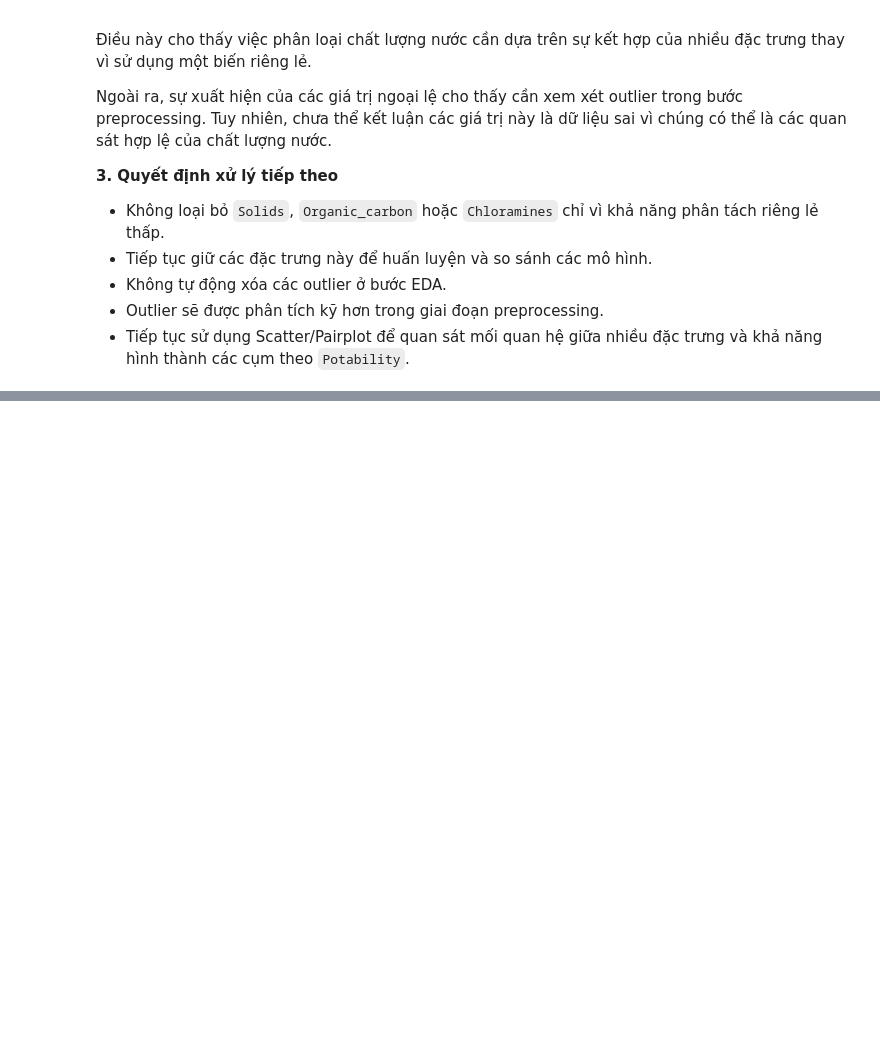
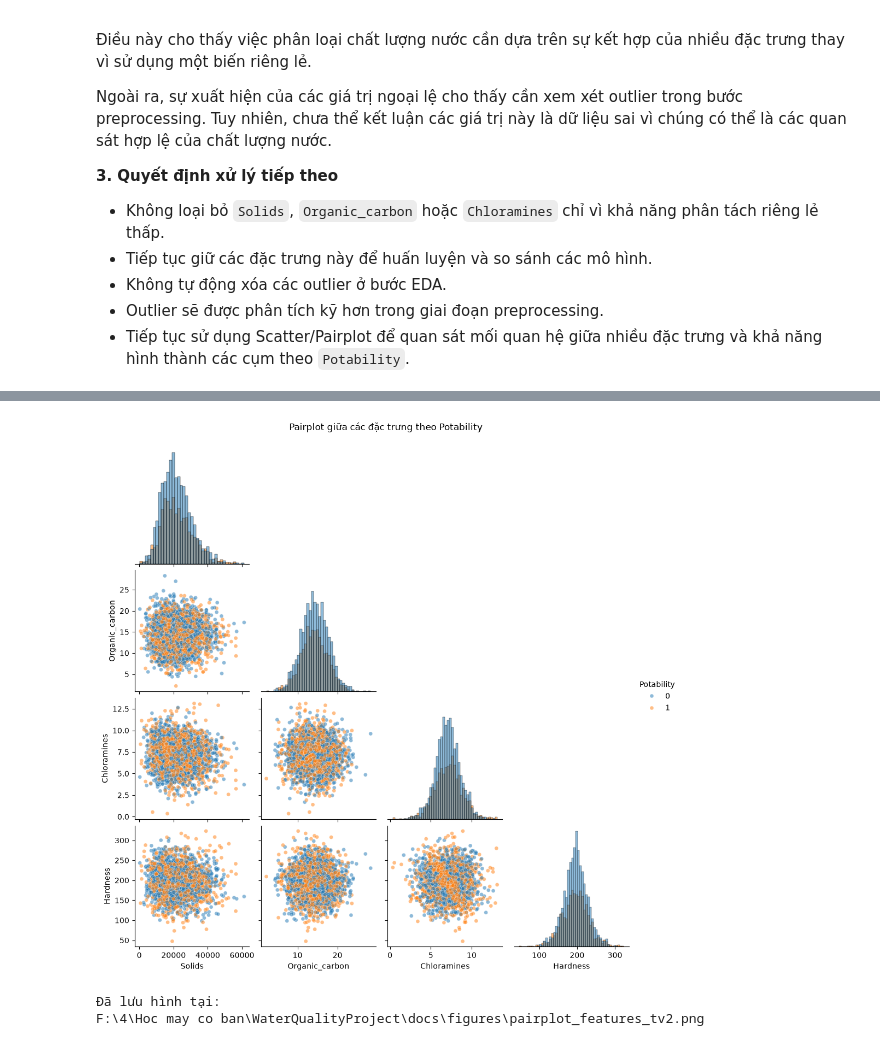
Before and after one commit to hoangthiyen01112005-ux/WaterQualityProject, a Jupyter notebook: ai-models/colab/01_eda.ipynb, the cells around one changed output, grey strips where cells are left out. Drawn from its saved outputs; the diff is of its cells as text; code cells hidden in the pictures; blank space fills up the shorter version.

```diff
--- a/ai-models/colab/01_eda.ipynb
+++ b/ai-models/colab/01_eda.ipynb
@@ -429,0 +478,33 @@ này là dữ liệu sai vì chúng có thể là các quan sát hợp lệ củ
+# %%
+pairplot_path = figures_dir / "pairplot_features_tv2.png"
+
+pair_plot = sns.pairplot(
+    pairplot_data,
+    hue="Potability",
+    diag_kind="hist",
+    corner=True,
+    plot_kws={
+        "alpha": 0.5,
+        "s": 25
+    }
+)
+
+pair_plot.fig.suptitle(
+    "Pairplot giữa các đặc trưng theo Potability",
+    y=1.02
+)
+
+pair_plot.fig.savefig(
+    pairplot_path,
+    dpi=300,
+    bbox_inches="tight"
+)
+
+plt.show()
+
+print("Đã lưu hình tại:")
+print(pairplot_path)
+# %% [output]
+[figure, added]
+Đã lưu hình tại:
+F:\4\Hoc may co ban\WaterQualityProject\docs\figures\pairplot_features_tv2.png
```
Also changed, not shown: parts of 5 cells of this notebook, 1 other file.
